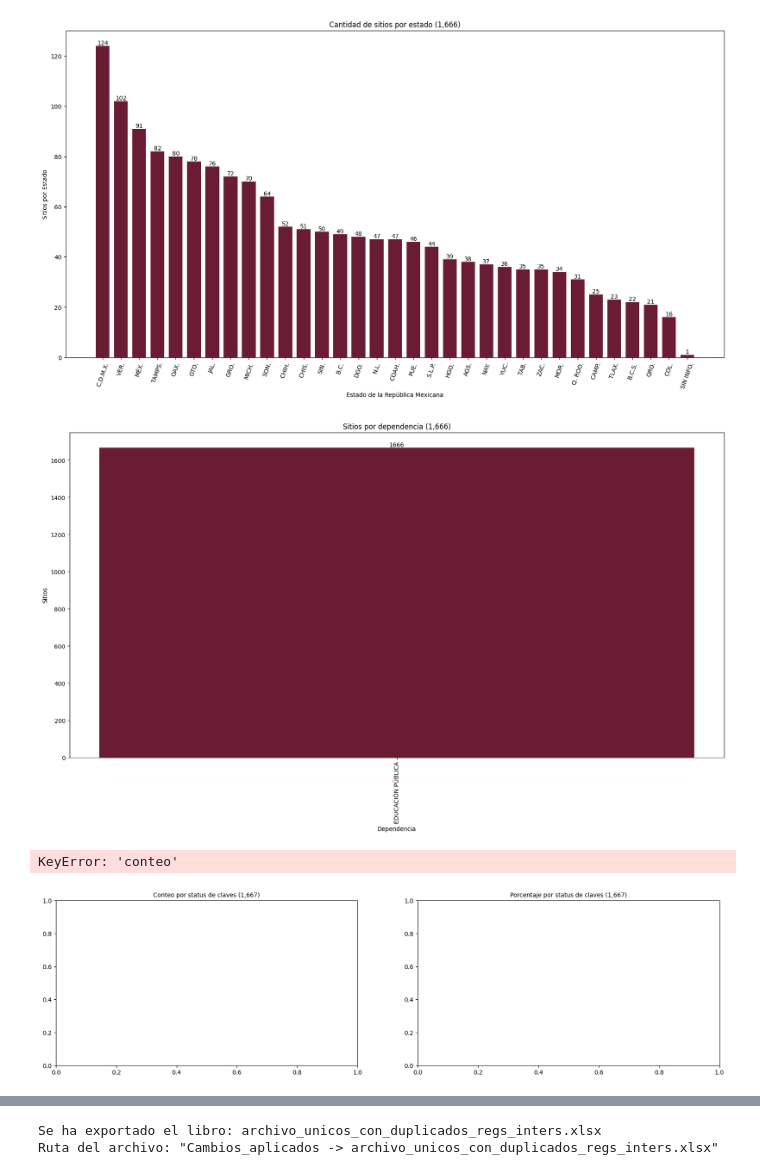
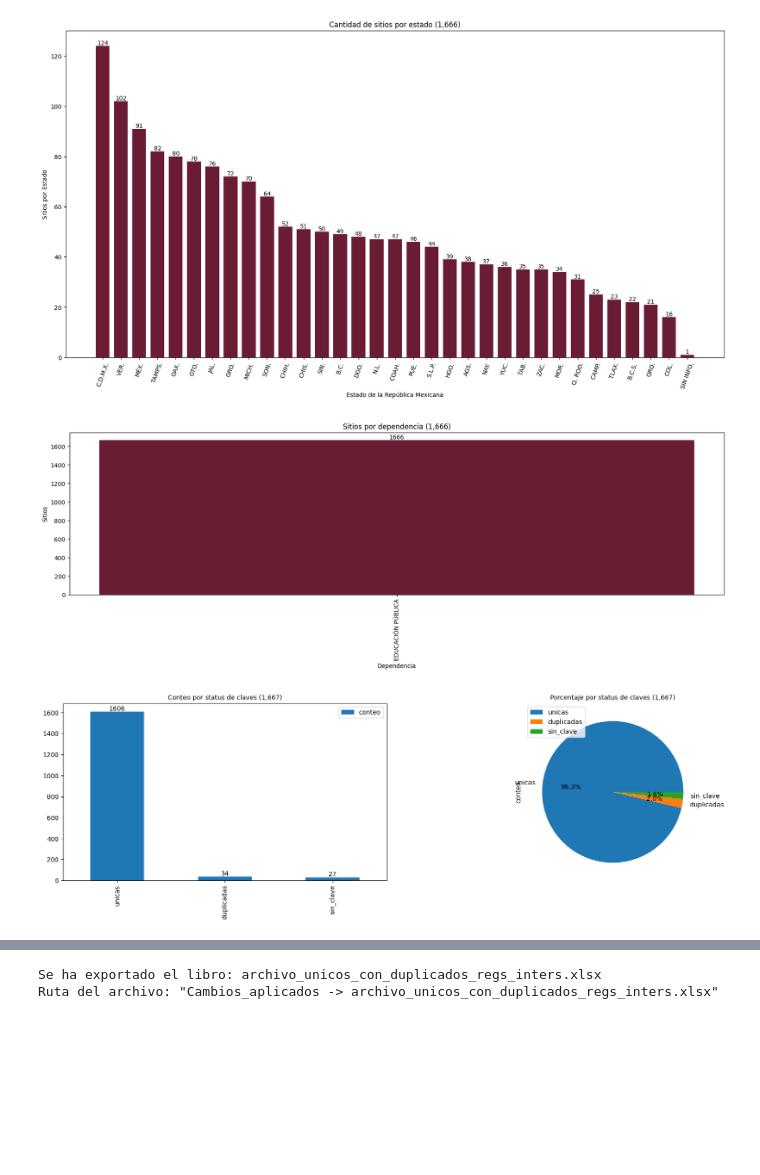
Before and after one commit to DavidItehua/compact_locs_ineg, a Jupyter notebook: v2_main_analisis_info.ipynb, the cells around one changed output, grey strips where cells are left out. Drawn from its saved outputs; the diff is of its cells as text; code cells hidden in the pictures; blank space fills up the shorter version.

```diff
--- a/v2_main_analisis_info.ipynb
+++ b/v2_main_analisis_info.ipynb
@@ -1497,36 +1479,36 @@ conteo_regs_x_dep =  df.groupby(by='Dependencia*').agg(conteo_por_dependencia=('
 total_regs_por_dep = '{:,}'.format(conteo_regs_x_dep['conteo_por_dependencia'].sum())
 
 # Crear una figura y un eje
-fig, ax = plt.subplots(figsize=(20, 10))
+fig, ax = plt.subplots(figsize=(20, 5))
 
 # Crear un gráfico de barras
 ax.bar( conteo_regs_x_dep['Dependencia*'], conteo_regs_x_dep['conteo_por_dependencia'], width=0.75, color='#691C32')
 
 # Agregar etiquetas a las barras
 for x in ax.containers:
     ax.bar_label(x, label_type='edge', fontsize=10)
 
 # Establecer los títulos y etiquetas de los ejes
 ax.set_title(f'Sitios por dependencia ({total_regs_por_dep})')
 ax.set_xlabel('Dependencia', fontsize=10)
 ax.set_ylabel('Sitios', fontsize=10)
 
 # cambiar las etiquetas del eje
 # ax.set_xticklabels(labels=conteo_regs_x_dep['acronym'],fontsize=10)
 
 # Girar las etiquetas del eje x
 ax.tick_params(axis='x', labelrotation=90)
 
 # Mostrar el gráfico
 plt.show()
 
 # exportar segmentación
 save_df_in_sheet_from_workbook(conteo_regs_x_dep, 'count_regs_by_dep', wb_original_results)
 
 # eliminación de variables
 del conteo_regs_x_dep, total_regs_por_dep, fig, ax
 # %% [output]
-[figure, old version]
+[figure, new version]
 # %%
 #				 ╔═╗╦╔╗╔  ╔═╗╦  ╔═╗╦  ╦╔═╗╔═╗  ╔═╗  ╔╦╗╦ ╦╔═╗╦  ╦╔═╗╔═╗╔╦╗╔═╗╔═╗  ╔═╗╔╗╔  ╔╦╗╦╔═╗╔╦╗╔═╗  ╔═╗╦═╗╔═╗╦ ╦╦╦  ╦╔═╗
 #				 ╚═╗║║║║  ║  ║  ╠═╣╚╗╔╝║╣ ╚═╗  ║ ║   ║║║ ║╠═╝║  ║║  ╠═╣ ║║╠═╣╚═╗  ║╣ ║║║  ║║║║╚═╗║║║║ ║  ╠═╣╠╦╝║  ╠═╣║╚╗╔╝║ ║
@@ -1556,7 +1538,7 @@ clv_duplicadas = clv_duplicadas['Conteo'].sum()
 
 # data para crear un nuevo dataframe
 data_conte_status_clvs = {
-  'status': ['sin_clave', 'duplicadas', 'únicas'],
+  'status': ['sin_clave', 'duplicadas', 'unicas'],
   'conteo': [sin_clv, clv_duplicadas, clv_unicas] }
 
 total_regs = '{:,}'.format(sum([sin_clv, clv_duplicadas, clv_unicas]))
@@ -1582,13 +1564,16 @@ ax[0].set_title(f'Conteo por status de claves ({total_regs})', fontsize=10)
 ax[1].set_title(f'Porcentaje por status de claves ({total_regs})', fontsize=10)
 
 # graficar el primer subplot como un gráfico de barras
-df_conteo_clv.plot(kind='bar', ax=ax[0], color={"sin_clave": '#2d6a4f', "duplicadas": "#d00000", "únicas":"#1d3557"})
+df_conteo_clv.plot(kind='bar', ax=ax[0])
+
+# Agregar etiquetas al eje x del primer subplot
+ax[0].set_xticklabels(df_conteo_clv['status'], fontsize=10)
 
 # graficar el segundo subplot como un gráfico de pastel
-df_conteo_clv.plot(kind='pie', y='conteo', labels=df_conteo_clv['status'], ax=ax[1], autopct='%1.1f%%', textprops={'fontsize': 8})
+df_conteo_clv.plot(kind='pie', y='conteo', labels=df_conteo_clv['status'], ax=ax[1], autopct='%1.1f%%', textprops={'fontsize': 10})
 
 # Eliminar las etiquetas del eje x en ambos subplots
-ax[0].set_xticklabels([])
+# ax[0].set_xticklabels([])
 ax[1].set_xticklabels([])
 
 # Añadir los valores a las columnas subplot 0
@@ -1598,21 +1583,7 @@ for x in ax[0].containers:
 # mostrar la figura
 plt.show()
 
-# eliminación de variables
-# del sin_clv, clv_duplicadas, clv_unicas, fig, ax, df_conteo_clv
-df_conteo_clv
-
-
-#checar código :
-
-print(df_conteo_clv["columna"].unique()) # Imprime las etiquetas únicas de la columna
-print({"sin_clave": '#2d6a4f', "duplicadas": "#d00000", "únicas":"#1d3557"}) # Imprime el diccionario de colores
-
-#  --------------
-df_conteo_clv.plot(kind='bar', ax=ax[0], color={"Sin clave": '#2d6a4f', "Duplicadas": "#d00000", "Únicas":"#1d3557"})
-
-#  --------------
-df_conteo_clv.plot(kind='bar', ax=ax[0], color={"sin_clave": '#2d6a4f', "duplicadas": "#d00000", "unicas":"#1d3557"})
+# eliminar variables
+del conteo_claves, sin_clv, clv_unicas, clv_duplicadas, data_conte_status_clvs, total_regs, df_conteo_clv, fig, ax
 # %% [output]
-KeyError: 'conteo'
-[figure, old version]
+[figure, new version]
```
Also changed, not shown: parts of 6 cells of this notebook.
